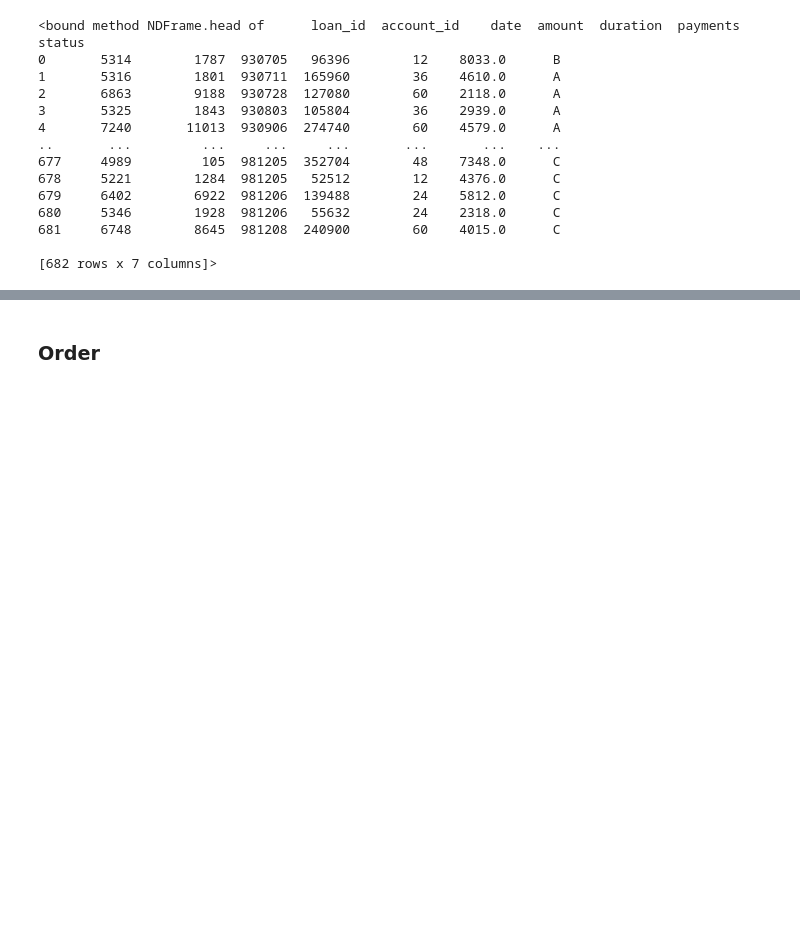
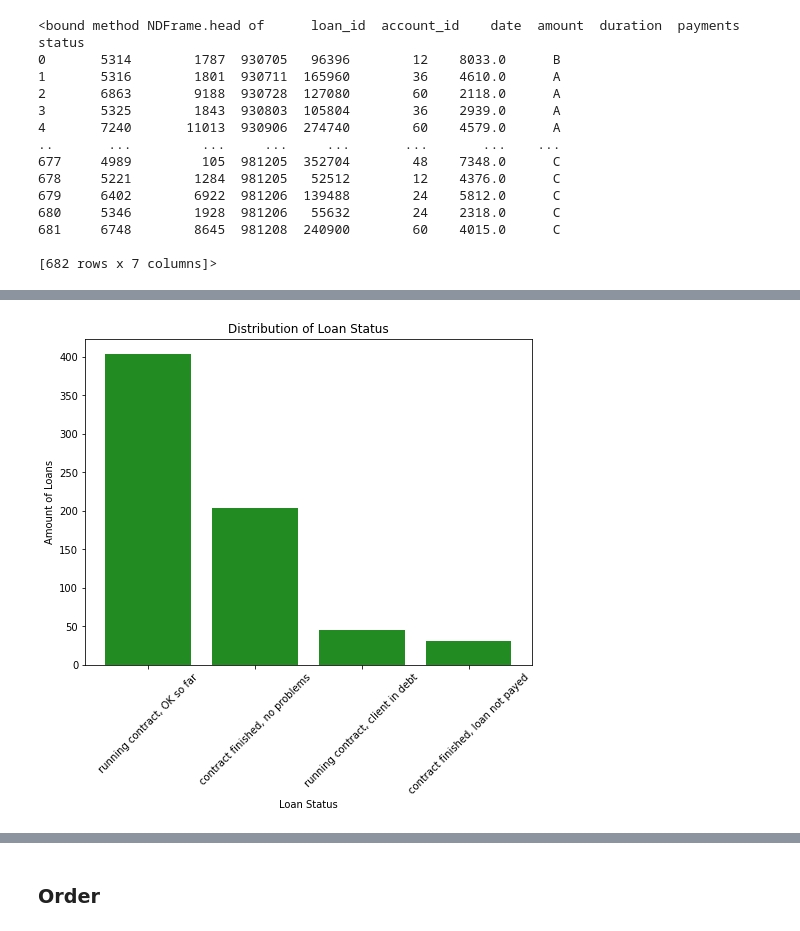
Before and after one commit to ChantalGisler/AML-Challenge, a Jupyter notebook: Code.ipynb, the cells around one changed output, grey strips where cells are left out. Saved outputs shown, nothing was run; the diff lists cells and outputs as text; code cells hidden in the pictures; blank space fills up the shorter version.

```diff
--- a/Code.ipynb
+++ b/Code.ipynb
@@ -384,3 +372,15 @@ loan.head
 681     6748        8645  981208  240900        60    4015.0      C
 
 [682 rows x 7 columns]>
+# %%
+# Changing payment status into words
+status_mapping = {
+    'A': 'contract finished, no problems',
+    'B': 'contract finished, loan not payed',
+    'C': 'running contract, OK so far',
+    'D': 'running contract, client in debt'
+}
+
+# Anwenden des Mappings auf die Spalte 'status'
+loan['status'] = loan['status'].map(status_mapping)
+loan.head
@@ -386,0 +405,14 @@ loan.head
+# %%
+# Checking which status occurs the most
+status_counts = loan['status'].value_counts()
+
+# Plot
+plt.figure(figsize=(8, 6))
+plt.bar(status_counts.index, status_counts.values, color="forestgreen")
+plt.xlabel('Loan Status')
+plt.ylabel('Amount of Loans')
+plt.title('Distribution of Loan Status')
+plt.xticks(rotation=45)
+plt.show()
+# %% [output]
+[figure, added]
```
Also changed, not shown: parts of 8 cells of this notebook.
